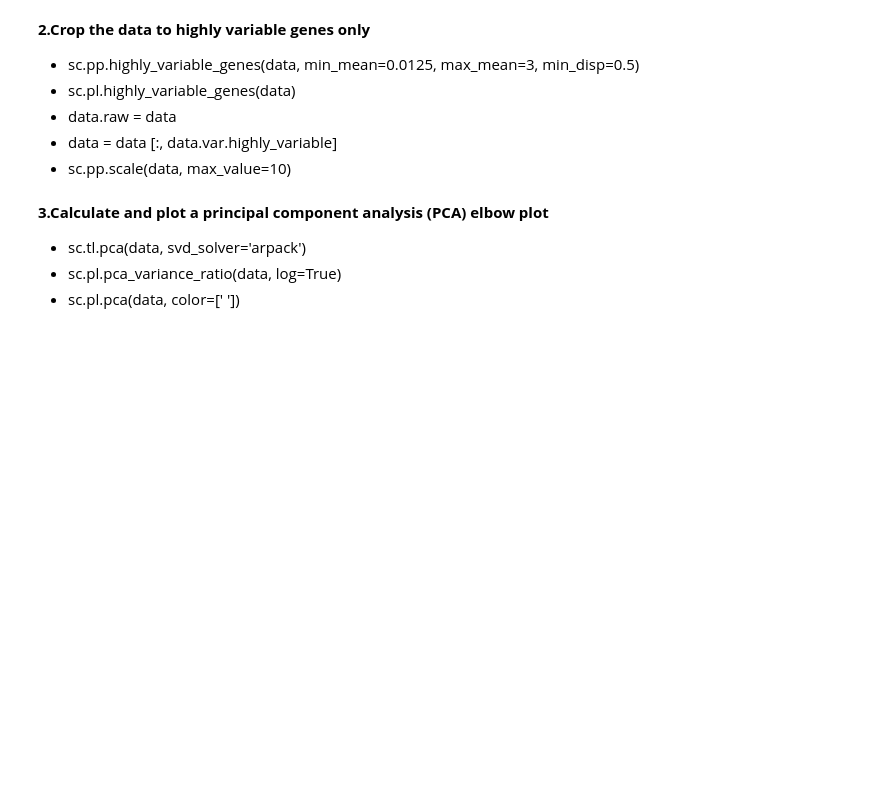
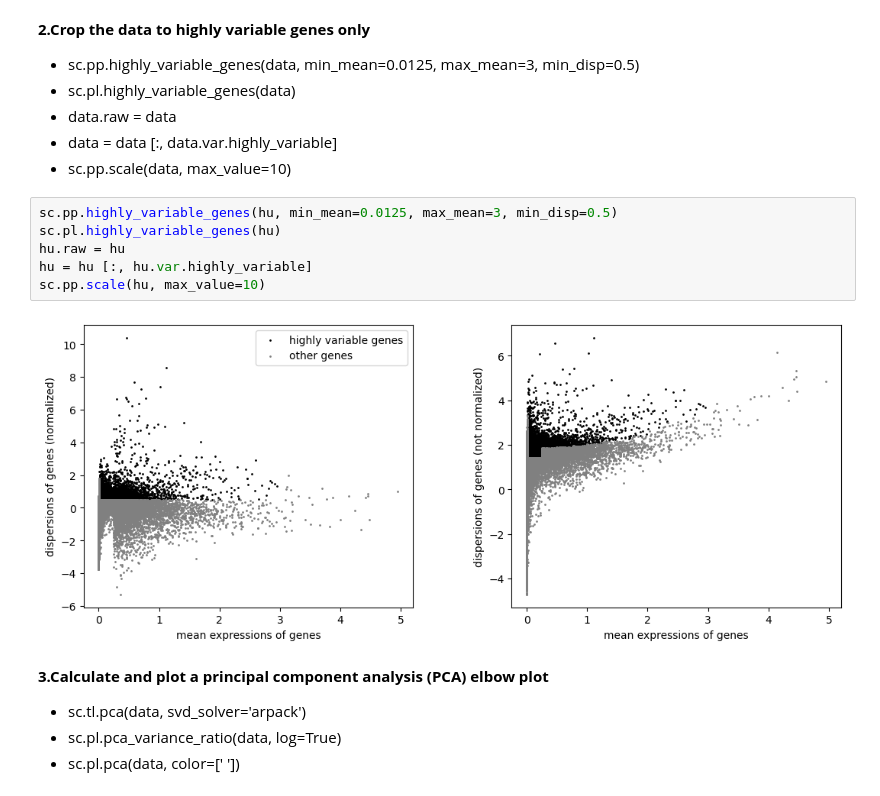
Before and after one commit to terencegarner/scRNAseqtutorial, a Jupyter notebook: Day_1.ipynb, the cells around one changed output. Saved outputs shown, nothing was run; the diff lists cells and outputs as text; blank space fills up the shorter version.

```diff
--- a/Day_1.ipynb
+++ b/Day_1.ipynb
@@ -146,6 +162,14 @@ To plot the data in a UMAP,
 * data.raw = data
 * data = data [:, data.var.highly_variable]
 * sc.pp.scale(data, max_value=10)
+# %%
+sc.pp.highly_variable_genes(hu, min_mean=0.0125, max_mean=3, min_disp=0.5)
+sc.pl.highly_variable_genes(hu)
+hu.raw = hu
+hu = hu [:, hu.var.highly_variable]
+sc.pp.scale(hu, max_value=10)
+# %% [output]
+[figure, added]
 # %% [markdown]
 **3.Calculate and plot a principal component analysis (PCA) elbow plot**
 * sc.tl.pca(data, svd_solver='arpack')
```
Also changed, not shown: parts of 17 cells of this notebook.
